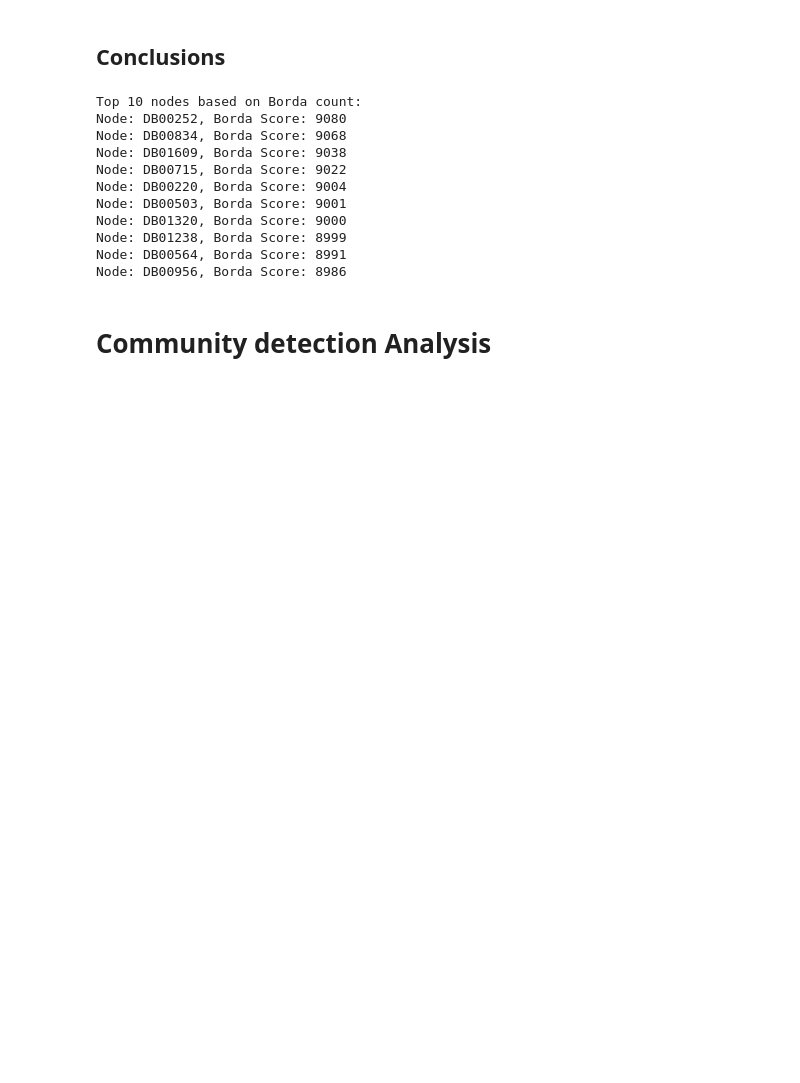
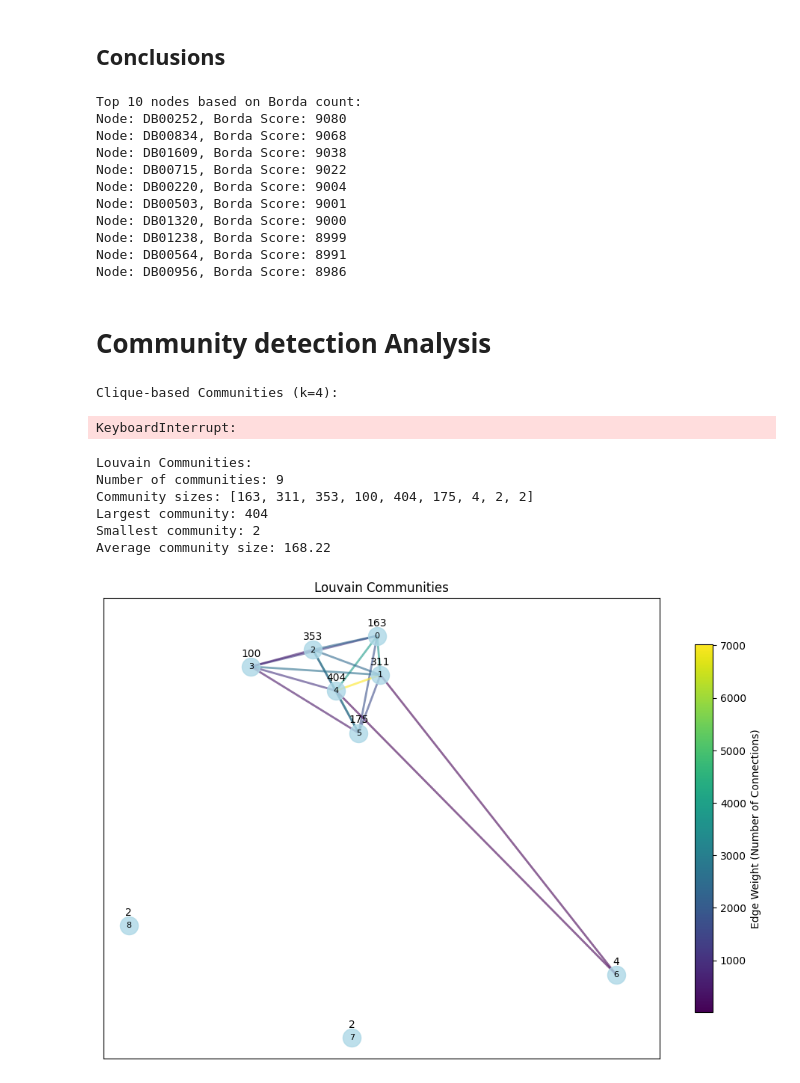
Before and after one commit to kiyoshi2000/GraphMining, a Jupyter notebook: DrugInteraction.ipynb, the cells around one changed output. Cells and saved outputs as stored; diff of their text form; code cells hidden in the pictures; blank space fills up the shorter version.

Commit message:
community detection approaches, but still not finished

```diff
--- a/DrugInteraction.ipynb
+++ b/DrugInteraction.ipynb
@@ -299,0 +371,33 @@ Node: DB00956, Borda Score: 8986
+# %%
+# 1. Clique-based approach (k-clique communities)
+def clique_based_communities(G, k=10):
+    communities = list(nx.algorithms.community.k_clique_communities(G, k))
+    return [list(comm) for comm in communities]
+print("Clique-based Communities (k=4):")
+clique_communities = clique_based_communities(G, k=10)
+print_community_stats(clique_communities)
+plot_aggregated_communities(G, clique_communities, "Clique-based Communities (k=4)")
+# %% [output]
+Clique-based Communities (k=4):
+KeyboardInterrupt:
+# %%
+# 2. Modularity maximization (Louvain Algorithm)
+def louvain_communities(G):
+    partition = community_louvain.best_partition(G)
+    communities = defaultdict(list)
+    for node, comm_id in partition.items():
+        communities[comm_id].append(node)
+    return list(communities.values())
+
+print("Louvain Communities:")
+louvain_communities = louvain_communities(G)
+print_community_stats(louvain_communities)
+plot_aggregated_communities(G, louvain_communities, "Louvain Communities")
+# %% [output]
+Louvain Communities:
+Number of communities: 9
+Community sizes: [163, 311, 353, 100, 404, 175, 4, 2, 2]
+Largest community: 404
+Smallest community: 2
+Average community size: 168.22
+[figure, added]
```
Also changed, not shown: parts of 7 cells of this notebook, 1 other file.
